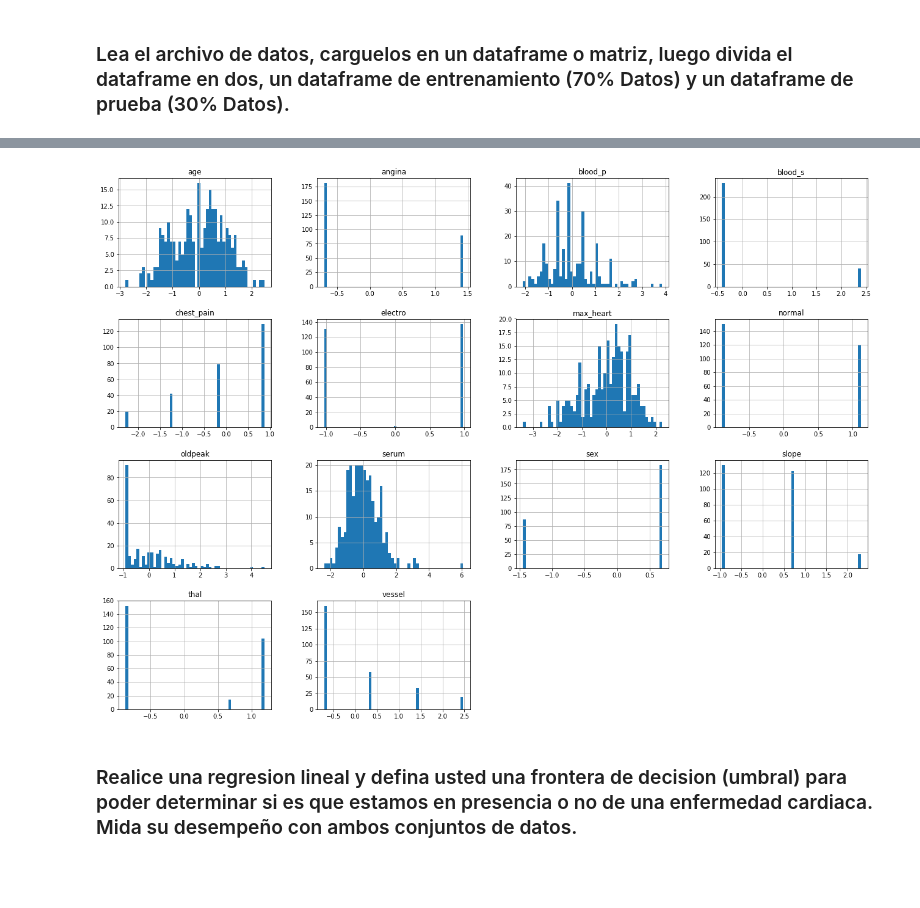
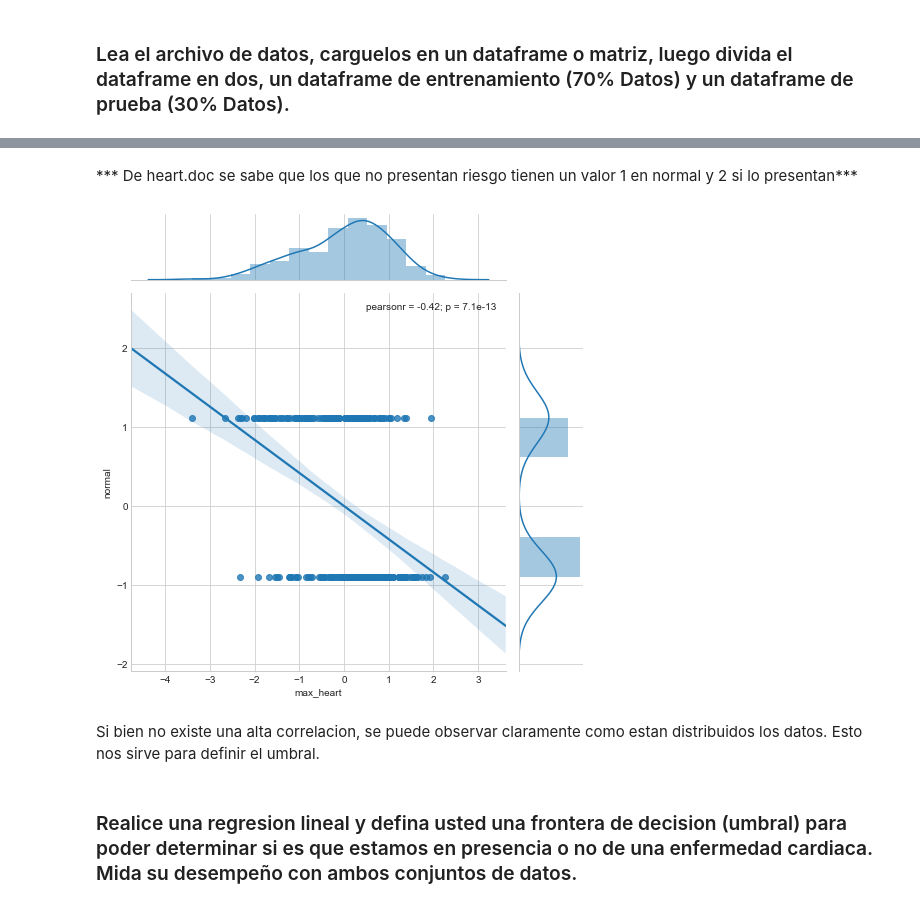
Before and after one commit to Caimapo/MachineLearning2017-02, a Jupyter notebook: Tarea 1 Máquinas de Aprendizaje.ipynb, the cells around one changed output, grey strips where cells are left out. Cells and saved outputs as stored; diff of their text form; code cells hidden in the pictures; blank space fills up the shorter version.

```diff
--- a/Tarea 1 Máquinas de Aprendizaje.ipynb
+++ b/Tarea 1 Máquinas de Aprendizaje.ipynb
@@ -561,13 +626,22 @@ plt.show()
+# %% [markdown]
+*** De heart.doc se sabe que los que no presentan riesgo tienen un valor 1 en normal y 2 si lo presentan***
 # %%
 #normalizacion
 scaler = StandardScaler()
 #df_scaled['max_heart'] = np.log(df['max_heart'])
 df_scaled = pd.DataFrame(scaler.fit_transform(df), columns=df.columns)
-
-df_scaled.hist(bins=50, figsize=(22,16))
-plt.show()
-# %% [output]
-[figure, removed]
+# %%
+import seaborn as sns # Seaborn is a visualization library based on matplotlib (attractive statistical graphics).
+sns.set_style('whitegrid') # One of the five seaborn themes
+import warnings
+warnings.filterwarnings('ignore') # To ignore some of seaborn warning msg
+
+sns.jointplot(x="max_heart", y="normal", data=df_scaled, kind = 'reg', size = 7)
+plt.show()
+# %% [output]
+[figure, added]
+# %% [markdown]
+Si bien no existe una alta correlacion, se puede observar claramente como estan distribuidos los datos. Esto nos sirve para definir el umbral.
 # %% [markdown]
 ### Realice una regresion lineal y defina usted una frontera de decision (umbral) para poder determinar si es que estamos en presencia o no de una enfermedad cardiaca. Mida su desempeño con ambos conjuntos de datos.
 # %%
```
Also changed, not shown: parts of 32 cells of this notebook.
